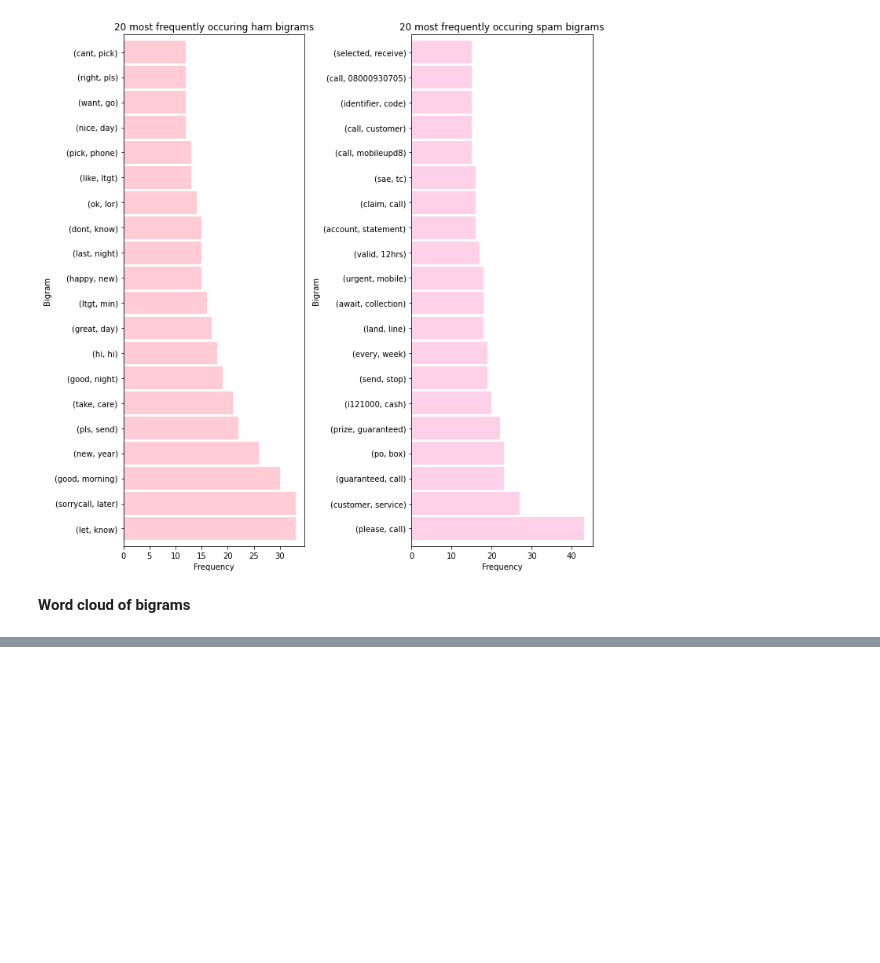
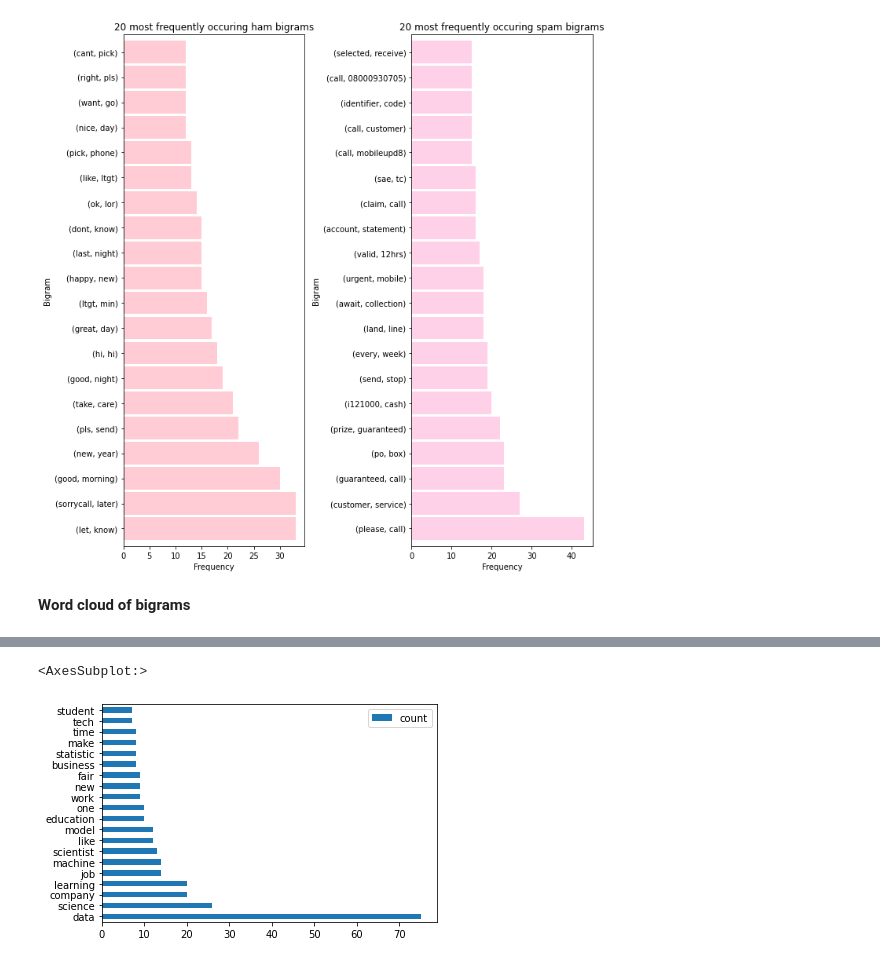
Before and after one commit to matt-c-knight/natural-language-processing-exercises, a Jupyter notebook: explore.ipynb, the cells around one changed output, grey strips where cells are left out. Saved outputs shown, nothing was run; the diff lists cells and outputs as text; code cells hidden in the pictures; blank space fills up the shorter version.

```diff
--- a/explore.ipynb
+++ b/explore.ipynb
@@ -426,0 +645,4 @@ plt.show()
+# %%
+all_words = clean(' '.join(df.content))
+# %%
+all_freq = pd.Series(all_words).value_counts()
@@ -426,0 +672,2 @@ plt.show()
+# %%
+freq = pd.DataFrame(all_freq)
@@ -426,0 +683,2 @@ plt.show()
+# %%
+freq.rename(columns={0: 'count'}, inplace=True)
@@ -426,0 +708,5 @@ plt.show()
+# %%
+freq.sort_values(by='count', ascending=False).head(20).plot.barh(stacked=False)
+# %% [output]
+<AxesSubplot:>
+[figure, added]
```
Also changed, not shown: parts of 41 cells of this notebook.
